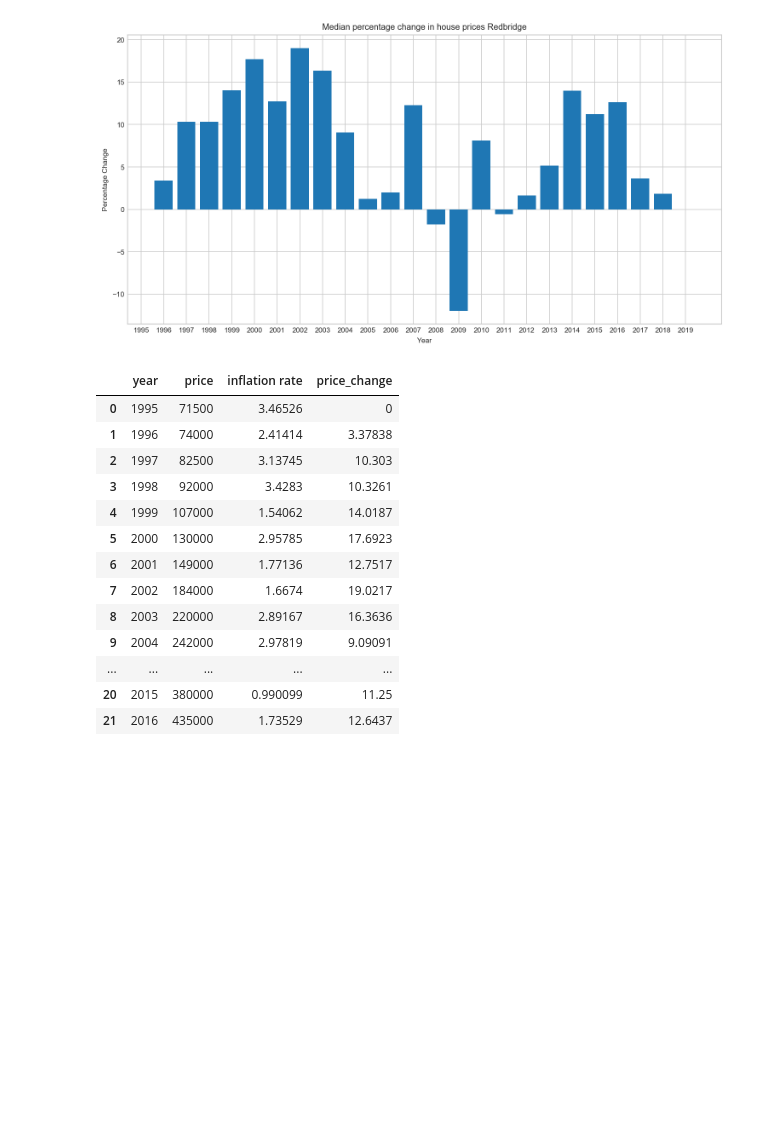
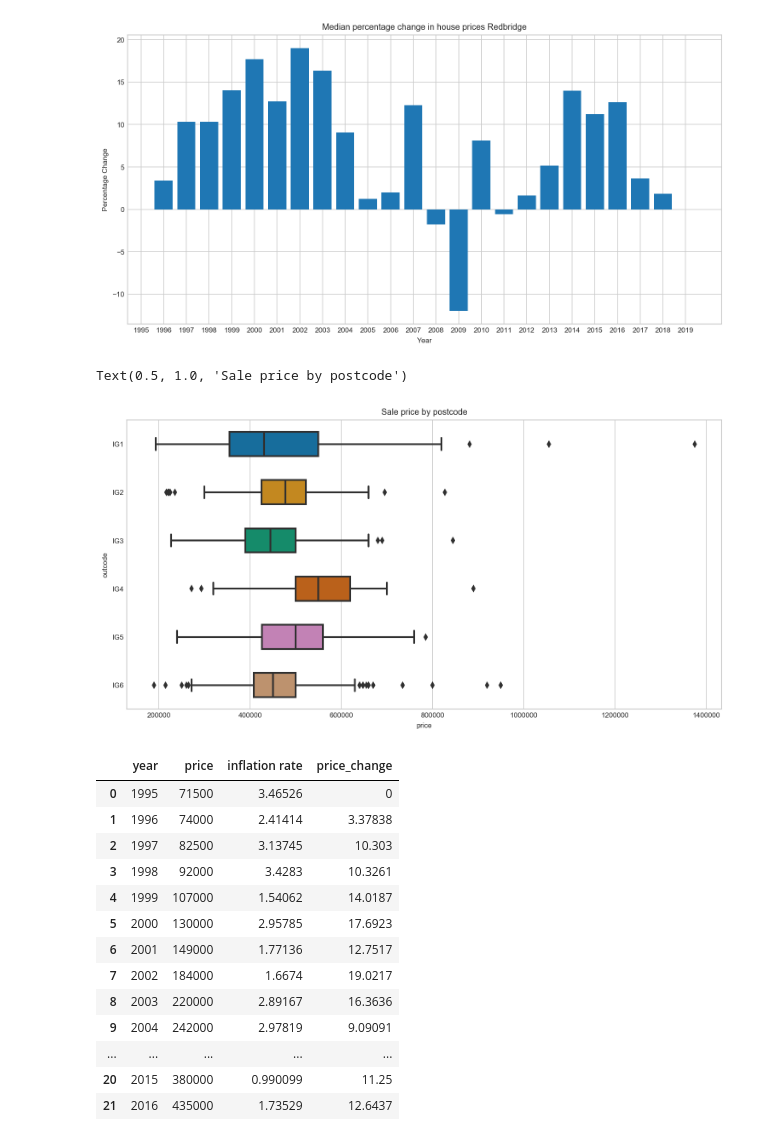
Before and after one commit to khalidhu/property_analysis, a Jupyter notebook: land_registry_data_Redbridge.ipynb, the cells around one changed output. Cells and saved outputs as stored; diff of their text form; code cells hidden in the pictures; blank space fills up the shorter version.

Commit message:
Add files via upload
Updated date parameters

```diff
--- a/land_registry_data_Redbridge.ipynb
+++ b/land_registry_data_Redbridge.ipynb
@@ -41,3 +43,9 @@ plt.style.use('seaborn-whitegrid')
 #['IG1','IG2','IG3','IG4','IG5','IG6']
 #= ['E4','E10','E11','E17']
 #= ['NG2','NG5','NG7','NG11','NG8']
+
+start_date = date(date.today().year -2, 1, 1).strftime('%Y-%m-%d')
+end_date = date(date.today().year, 12, 31).strftime('%Y-%m-%d')
+
+
+print(start_date[:4],end_date)
@@ -152,3 +147,9 @@ data['outcode'] = data['postcode'].str.split().str[0]
 # %%
 lookup_type_values = {'D':'Detached','S':'Semi-detached','T':'Terraced','F':'Flat/maisonette','O':'Other'}
 data['type']= set_property_type(data,lookup_type_values)
+# %%
+%%time
+postcode_file = 'postcodes'
+file_directory = os.path.join(directory, postcode_file + "." + suffix)
+
+data_postcode = pd.read_csv(file_directory, low_memory=False)
@@ -155,8 +158,4 @@ data['type']= set_property_type(data,lookup_type_values)
 # %%
-postcode_file = 'postcodes'
-file_directory = os.path.join(directory, postcode_file + "." + suffix)
-
-data_postcode = pd.read_csv(file_directory)
 rename_columns = {'Postcode':'postcode','Latitude':'latitude','Longitude':'longitude','District':'area',\
                   'Distance to station': 'station_distance'}
 data_postcode = data_postcode.rename(index=str, columns=rename_columns)
@@ -241,8 +238,8 @@ city
 # %% [output]
 'Ilford'
 # %%
-avg = filter_data(data, '2019-01-01', '2019-12-31')
-
+avg = filter_data(data, date(date.today().year, 1, 1).strftime('%Y-%m-%d'), end_date)
+end_date[:4]
 bar_title = "Property sales by month 2019 {0}".format(area)
 monthly_sales(avg).plot(x='date_of_transfer', kind='bar', title=bar_title)
 
@@ -430,6 +435,16 @@ plt.title('Median percentage change in house prices {0}'.format(area))
 plt.show()
 # %% [output]
 [figure]
+# %%
+bplot=sns.boxplot(y='outcode', x='price',
+                 data=avg,
+                 width=0.5,
+                 palette="colorblind")
+plt.rcParams['figure.figsize']=(20,20)
+bplot.set_title("Sale price by postcode")
+# %% [output]
+Text(0.5, 1.0, 'Sale price by postcode')
+[figure, added]
 # %%
 def color_negative_red(val):
     """
```
Also changed, not shown: parts of 16 cells of this notebook.
